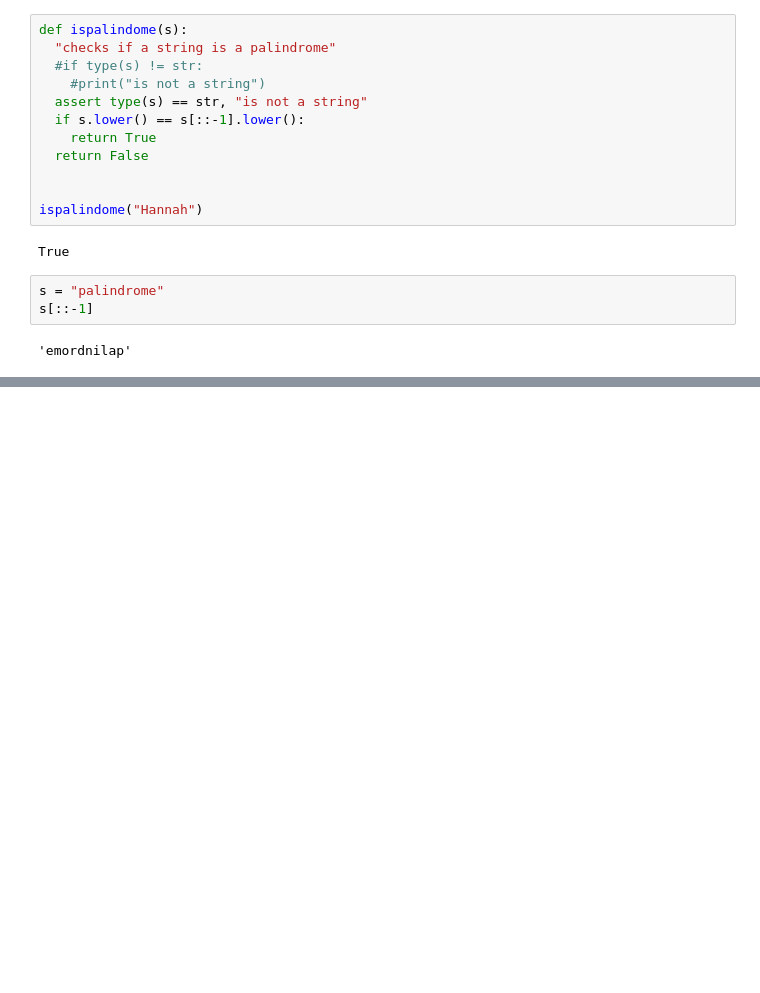
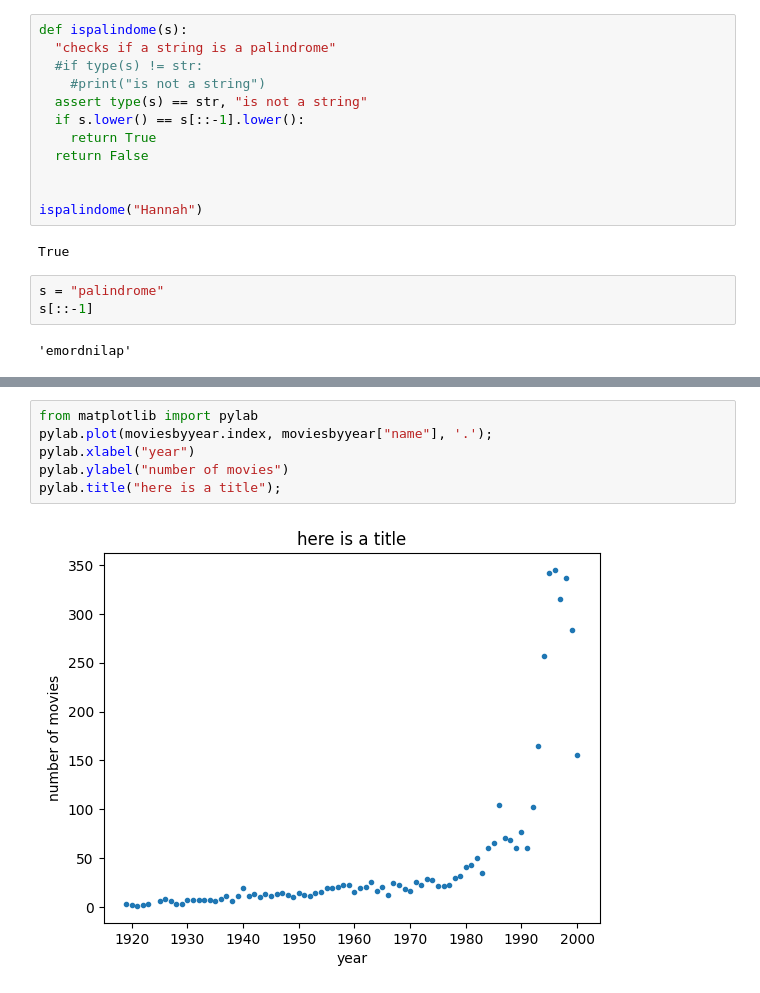
Before and after one commit to fedhere/MLTSA_FBianco, a Jupyter notebook: inclasscode/python_bootcamp_MLTSA25.ipynb, the cells around one changed output, grey strips where cells are left out. Saved outputs shown, nothing was run; the diff lists cells and outputs as text; blank space fills up the shorter version.

```diff
--- a/inclasscode/python_bootcamp_MLTSA25.ipynb
+++ b/inclasscode/python_bootcamp_MLTSA25.ipynb
@@ -164,0 +242,8 @@ s[::-1]
+# %%
+from matplotlib import pylab
+pylab.plot(moviesbyyear.index, moviesbyyear["name"], '.');
+pylab.xlabel("year")
+pylab.ylabel("number of movies")
+pylab.title("here is a title");
+# %% [output]
+[figure, added]
```
Also changed, not shown: parts of 11 cells of this notebook.
